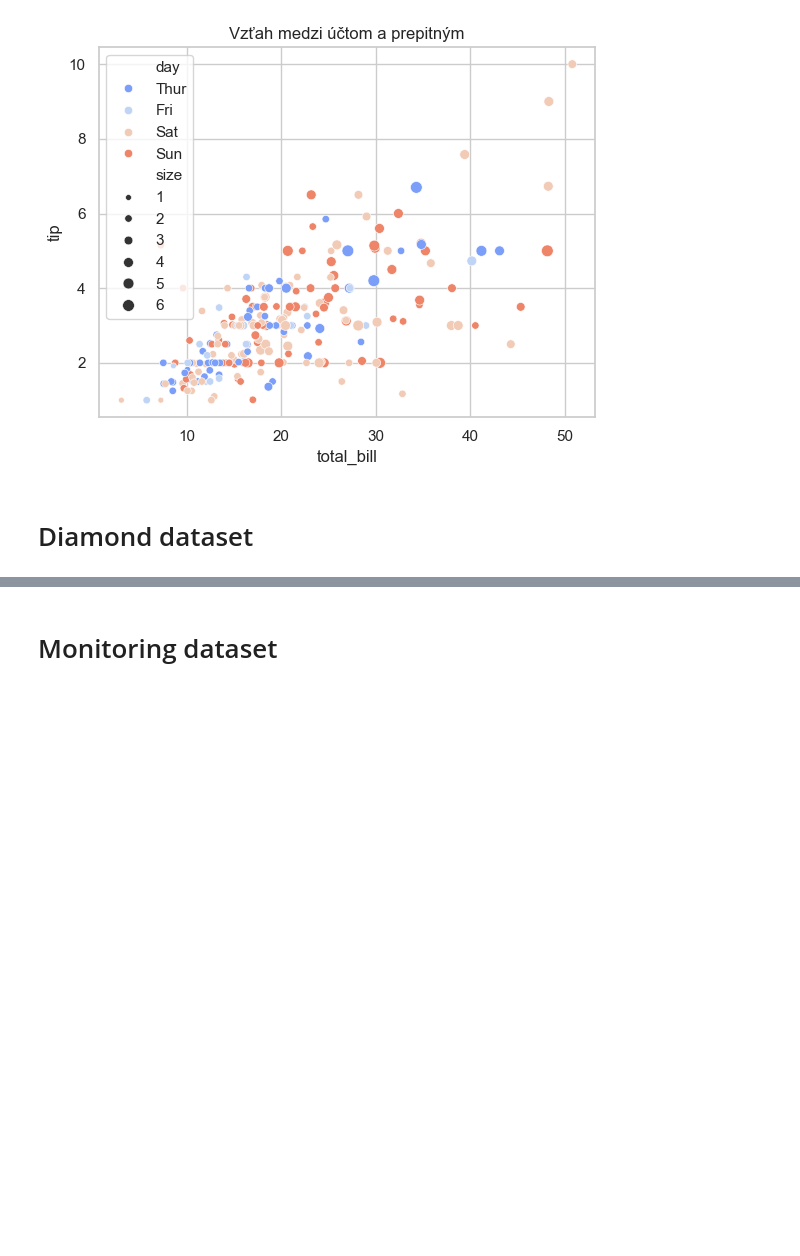
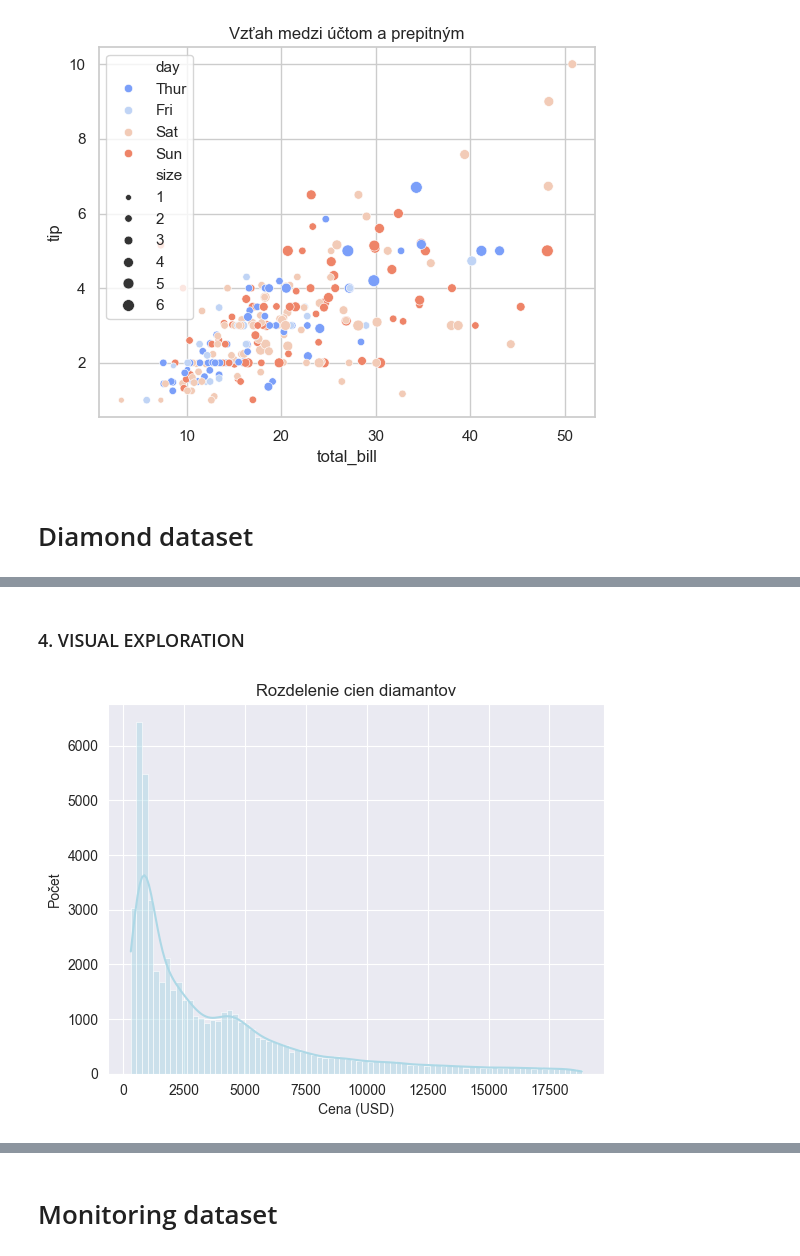
Before and after one commit to johannatilesova/uni, a Jupyter notebook: IAU/homeworks/IAU_homework_tips-diamonds-monitoring.ipynb, the cells around one changed output, grey strips where cells are left out. Drawn from its saved outputs; the diff is of its cells as text; code cells hidden in the pictures; blank space fills up the shorter version.

```diff
--- a/IAU/homeworks/IAU_homework_tips-diamonds-monitoring.ipynb
+++ b/IAU/homeworks/IAU_homework_tips-diamonds-monitoring.ipynb
@@ -140,0 +228,10 @@ df.color.value_counts().plot(kind='pie')
+# %% [markdown]
+### 4. VISUAL EXPLORATION
+# %%
+sns.histplot(df['price'], kde=True, color='lightblue')
+plt.title("Rozdelenie cien diamantov")
+plt.xlabel("Cena (USD)")
+plt.ylabel("Počet")
+plt.show()
+# %% [output]
+[figure, added]
```
Also changed, not shown: parts of 26 cells of this notebook, 13 other files.
